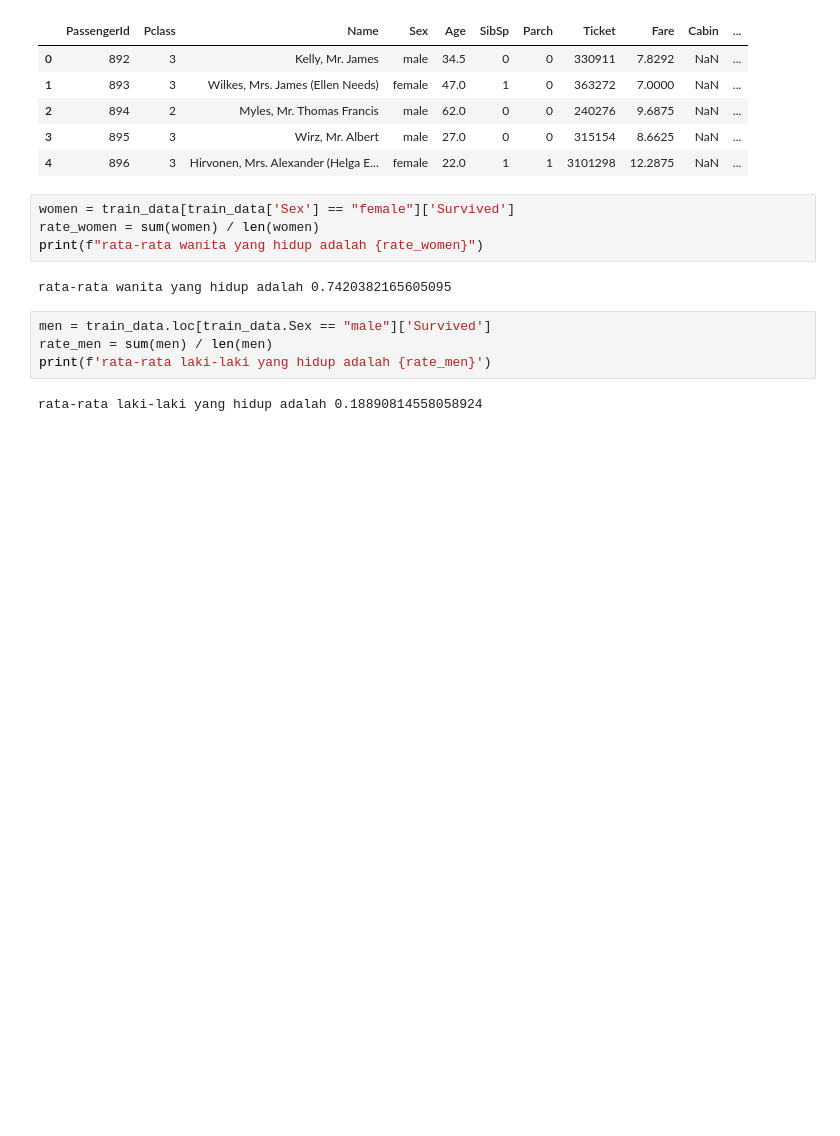
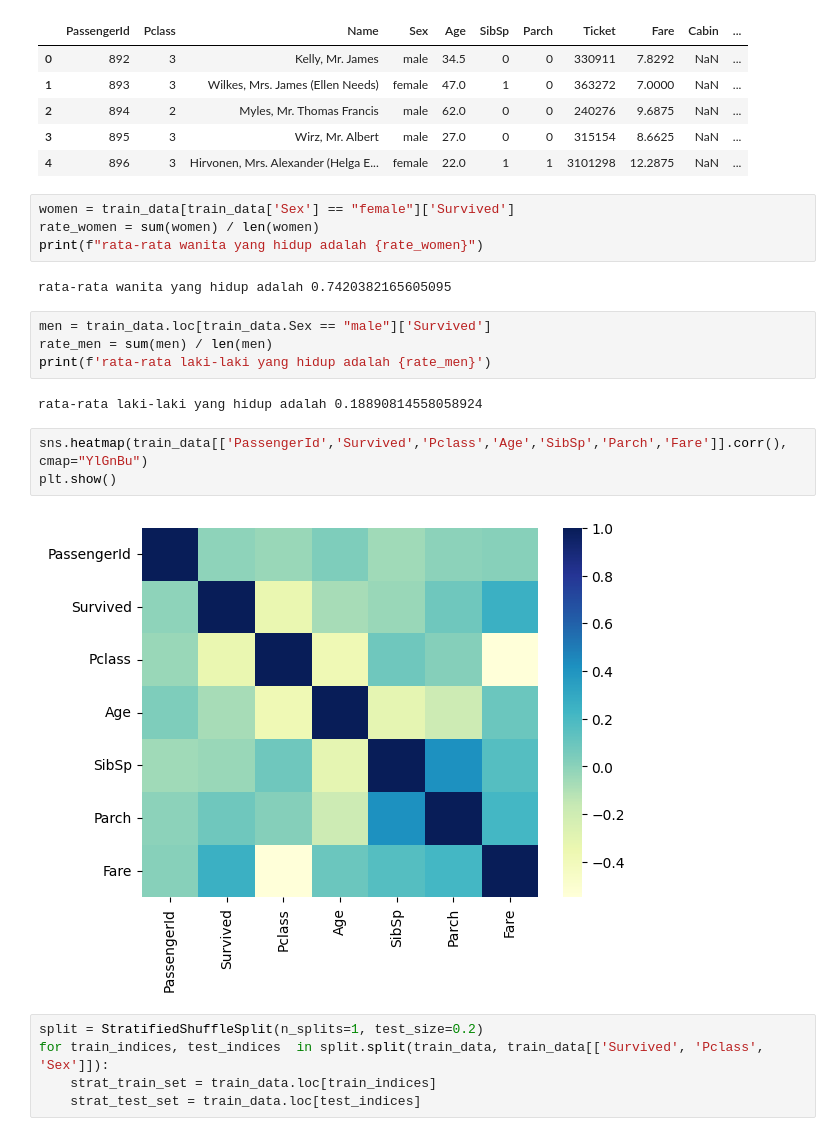
Before and after one commit to ardifjar443/ML_Titanic, a Jupyter notebook: main.ipynb, the cells around one changed output. Cells and saved outputs as stored; diff of their text form; blank space fills up the shorter version.

```diff
--- a/main.ipynb
+++ b/main.ipynb
@@ -32,3 +36,13 @@ rate_men = sum(men) / len(men)
 print(f'rata-rata laki-laki yang hidup adalah {rate_men}')
 # %% [output]
 rata-rata laki-laki yang hidup adalah 0.18890814558058924
+# %%
+sns.heatmap(train_data[['PassengerId','Survived','Pclass','Age','SibSp','Parch','Fare']].corr(), cmap="YlGnBu")
+plt.show()
+# %% [output]
+[figure, added]
+# %%
+split = StratifiedShuffleSplit(n_splits=1, test_size=0.2)
+for train_indices, test_indices  in split.split(train_data, train_data[['Survived', 'Pclass', 'Sex']]):
+    strat_train_set = train_data.loc[train_indices]
+    strat_test_set = train_data.loc[test_indices]
```
Also changed, not shown: parts of 4 cells of this notebook.
